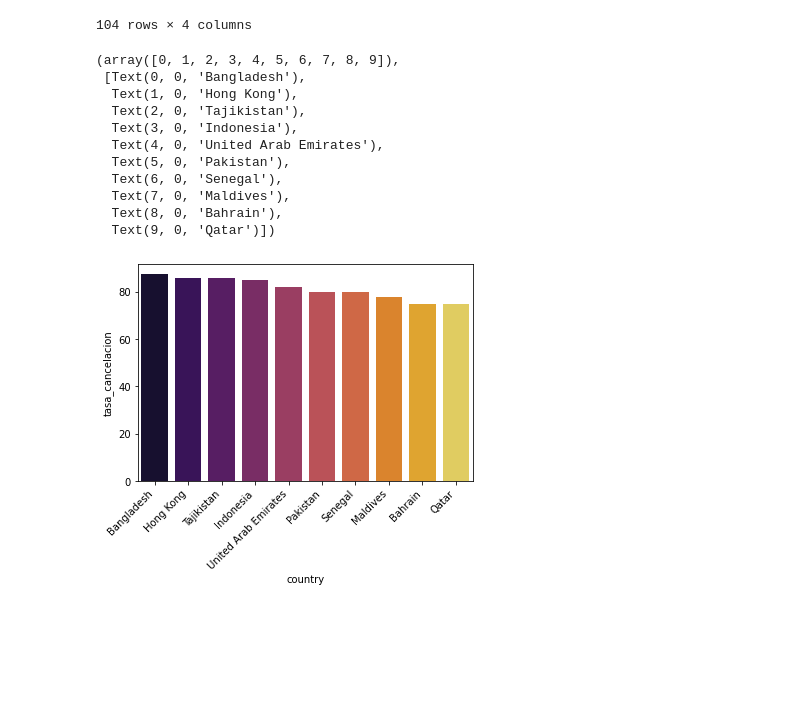
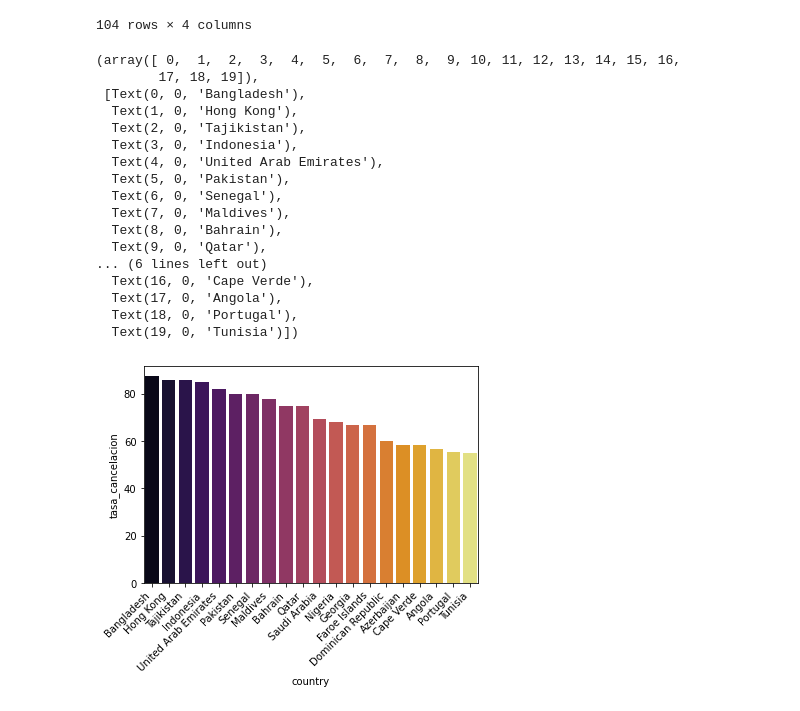
Before and after one commit to Adalab/proyecto-da-promof-modulo4-equipo5, a Jupyter notebook: notebooks/03_analisis.ipynb, the cells around one changed output. Drawn from its saved outputs; the diff is of its cells as text; code cells hidden in the pictures; blank space fills up the shorter version.

```diff
--- a/notebooks/03_analisis.ipynb
+++ b/notebooks/03_analisis.ipynb
@@ -383,3 +381,5 @@ df_contar
 | 57 | Malaysia | 1 | 19 | 5.00 |
 | 81 | Serbia | 2 | 54 | 3.57 |
 104 rows × 4 columns
+# %%
+df_contar['total_reservas'] = df_contar['num_no_cancelados']+df_contar['num_cancelados']
@@ -386,16 +388,22 @@ df_contar
 # %%
-sns.barplot(x='country', y='tasa_cancelacion', data=df_contar[:10], palette='inferno')
+sns.barplot(x='country', y='tasa_cancelacion', data=df_contar[:20], palette='inferno')
 plt.xticks(rotation=45, ha='right')
 # %% [output]
-(array([0, 1, 2, 3, 4, 5, 6, 7, 8, 9]),
+(array([ 0,  1,  2,  3,  4,  5,  6,  7,  8,  9, 10, 11, 12, 13, 14, 15, 16,
+        17, 18, 19]),
  [Text(0, 0, 'Bangladesh'),
   Text(1, 0, 'Hong Kong'),
   Text(2, 0, 'Tajikistan'),
   Text(3, 0, 'Indonesia'),
   Text(4, 0, 'United Arab Emirates'),
   Text(5, 0, 'Pakistan'),
   Text(6, 0, 'Senegal'),
   Text(7, 0, 'Maldives'),
   Text(8, 0, 'Bahrain'),
-  Text(9, 0, 'Qatar')])
+  Text(9, 0, 'Qatar'),
+... (6 lines left out)
+  Text(16, 0, 'Cape Verde'),
+  Text(17, 0, 'Angola'),
+  Text(18, 0, 'Portugal'),
+  Text(19, 0, 'Tunisia')])
-[figure, old version]
+[figure, new version]
```
Also changed, not shown: parts of 9 cells of this notebook, 2 other files.
